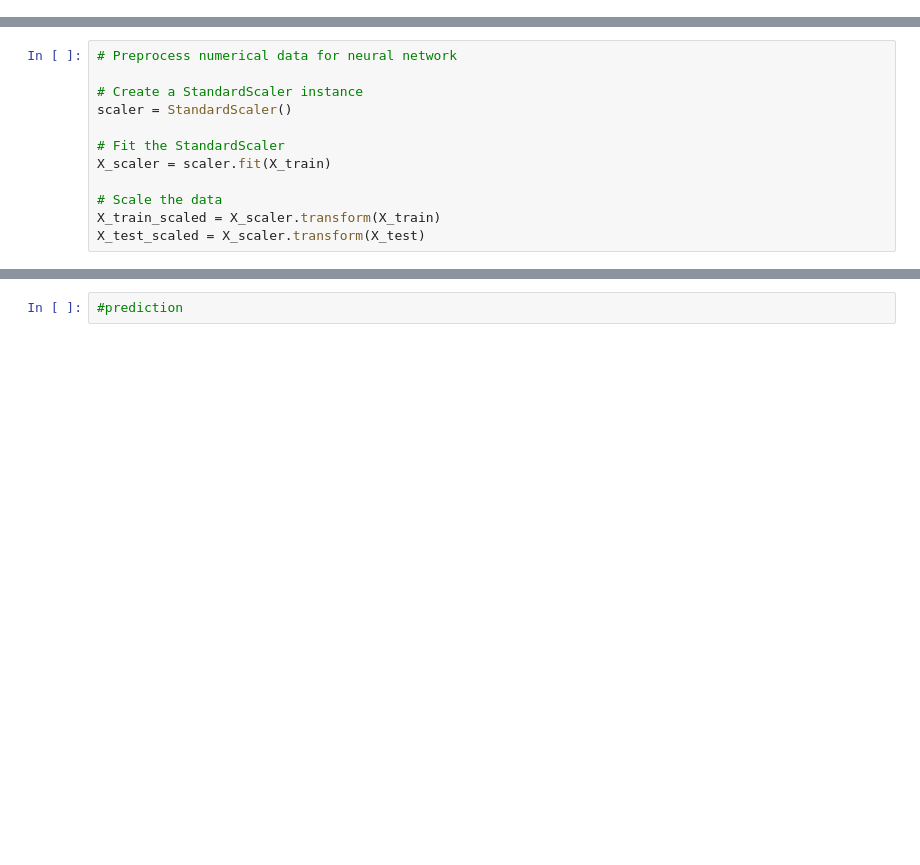
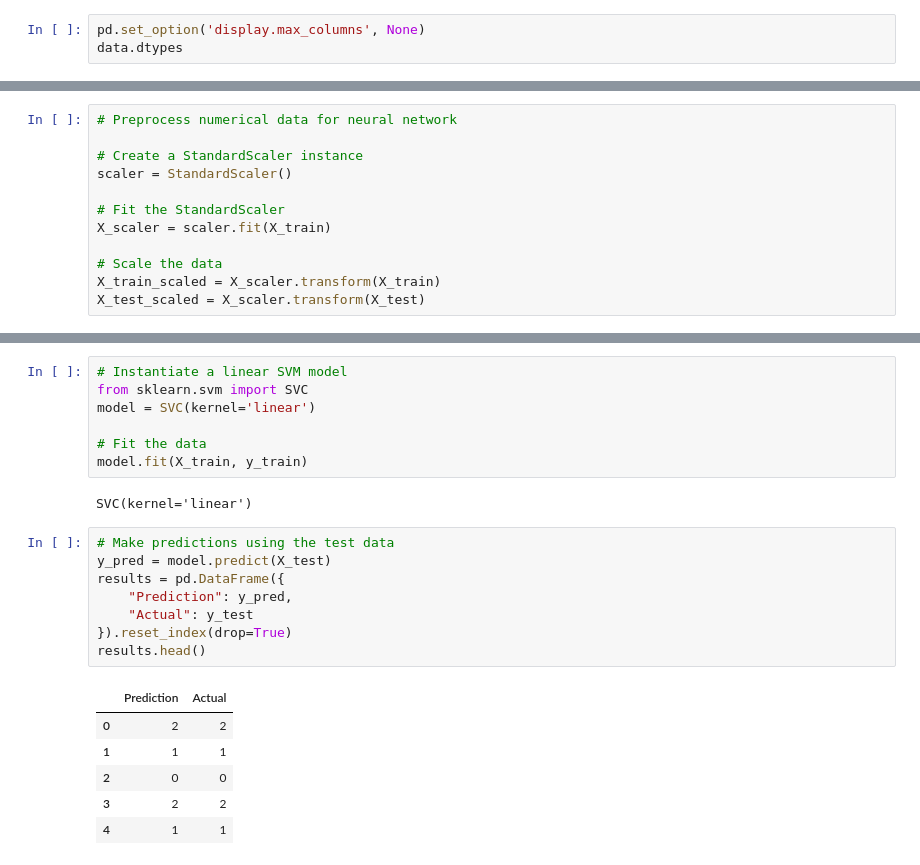
Before and after one commit to mattstreet16/Final-Project, a Jupyter notebook: Danny/Machine_Learning.ipynb, the cells around one changed output, grey strips where cells are left out. Cells and saved outputs as stored; diff of their text form; blank space fills up the shorter version.

```diff
--- a/Danny/Machine_Learning.ipynb
+++ b/Danny/Machine_Learning.ipynb
@@ -209 +207,4 @@ data
 5700 rows × 26 columns
+# %%
+pd.set_option('display.max_columns', None)
+data.dtypes
@@ -243,2 +269,24 @@ ValueError: Unknown label type: 'unknown'
-# %%
-#prediction
+# %%
+# Instantiate a linear SVM model
+from sklearn.svm import SVC
+model = SVC(kernel='linear')
+
+# Fit the data
+model.fit(X_train, y_train)
+# %% [output]
+SVC(kernel='linear')
+# %%
+# Make predictions using the test data
+y_pred = model.predict(X_test)
+results = pd.DataFrame({
+    "Prediction": y_pred,
+    "Actual": y_test
+}).reset_index(drop=True)
+results.head()
+# %% [output]
+|  | Prediction | Actual |
+| 0 | 2 | 2 |
+| 1 | 1 | 1 |
+| 2 | 0 | 0 |
+| 3 | 2 | 2 |
+| 4 | 1 | 1 |
```
Also changed, not shown: parts of 5 cells of this notebook.
